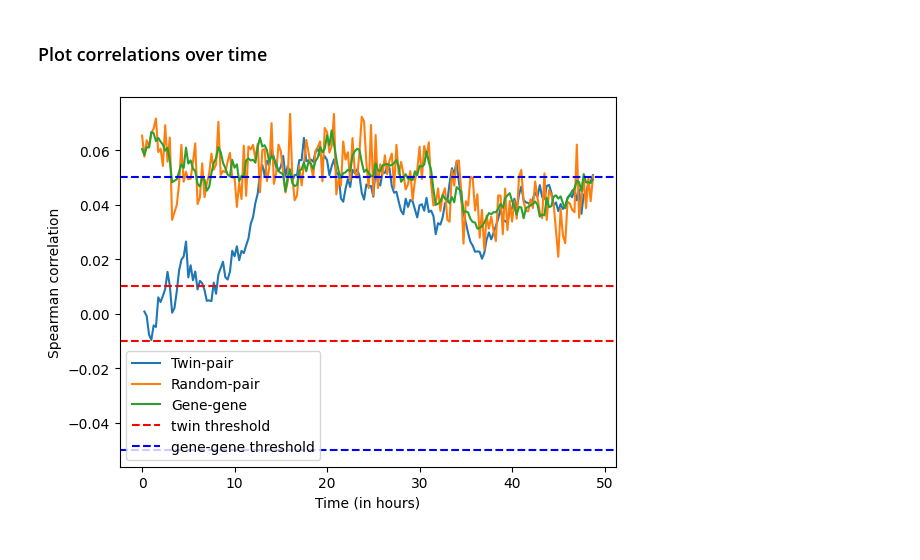
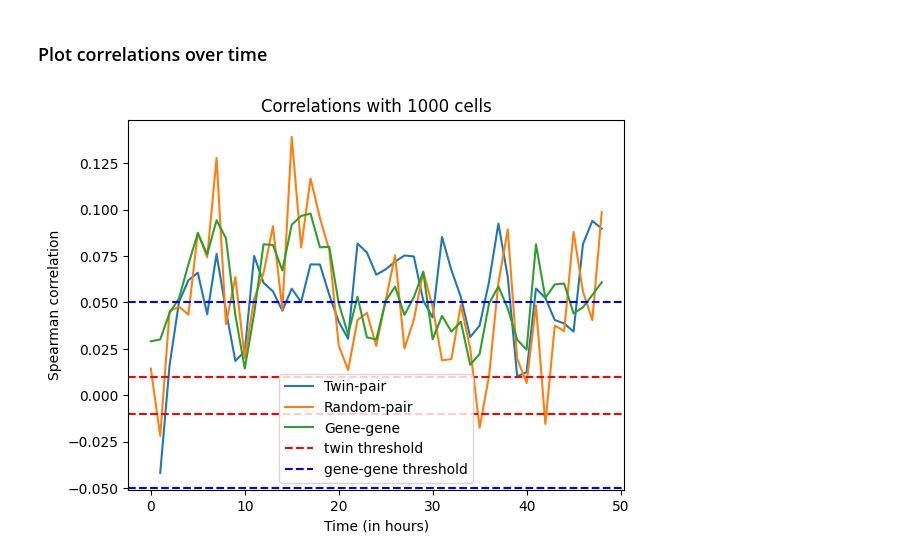
Before and after one commit to Keerthana910234/grnInference, a Jupyter notebook: analysis_code/correlation_calculation/correlation_calculation.ipynb, the cells around one changed output. Cells and saved outputs as stored; diff of their text form; code cells hidden in the pictures.

Commit message:
added some documentation, changed data org

```diff
--- a/analysis_code/correlation_calculation/correlation_calculation.ipynb
+++ b/analysis_code/correlation_calculation/correlation_calculation.ipynb
@@ -384,7 +384,7 @@ def get_cross_correlations(df, time_points, genes):
 ### Modify the path to simulation, interaction matrix
 # %%
 ###MODIFY
-sim_path = "/home/mzo5929/Keerthana/grnInference/simulation_data/median_parameter_simulations/simulations/df_row_10_11_12_14072025_233548_ncells_10000_A_to_B_to_C_73acd23c.csv"
+sim_path = "/home/mzo5929/Keerthana/grnInference/simulation_data/median_parameter_simulations/simulations/df_row_0_1_14072025_175926_ncells_10000_A_to_B_9c7f0cd0.csv"
 path_to_matrix = "/home/mzo5929/Keerthana/grnInference/simulation_data/median_parameter_simulations/simulation_details/interaction_matrix_positive.txt"
 df = pd.read_csv(sim_path)
 # %%
@@ -448,0 +423,23 @@ plt.show()
+# %%
+mean_val = [[] for _ in range(n_genes)]  # Create a list of lists for each gene
+gene_means = [[] for _ in range(n_genes)]  # Create a list of lists for steady state means
+
+t_list = df['time_step'].unique()
+for t in tqdm(t_list):
+    steady_state_fixed, steady_state_with_sim_data = steady_state_calc(gene_params, interaction_matrix, gene_list, sim_data=df[df['time_step'] == t])
+
+    for i in range(n_genes):
+        gene_means[i].append(steady_state_with_sim_data[i])  # Append the steady state for each gene
+        single_time_point_data = df[df['time_step'] == t]
+        mean_val[i].append(single_time_point_data[f'gene_{i + 1}_protein'].mean())  # Use dynamic gene indexing
+
+# Plotting each gene's mean steady state
+for i in range(n_genes):
+    if i == 1:
+        plt.plot(t_list, mean_val[i], label=f"Mean Protein Gene {i + 1}")
+        plt.plot(t_list, gene_means[i], linestyle="--", color="red", label=f"Theoretical Mean Protein {i + 1}")
+
+plt.xlabel("Time (in h)")
+plt.ylabel("Amount of protein")
+plt.legend()
+plt.show()
@@ -449,3 +448,11 @@ plt.show()
+# %%
+list_1000_cells = np.random.choice(range(10000), size=1000, replace=False)
+df_1000_cells = df[df['clone_id'].isin(list_1000_cells)]
+list_2000_cells = np.random.choice(range(10000), size=2000, replace=False)
+df_2000_cells = df[df['clone_id'].isin(list_2000_cells)]
+list_5000_cells = np.random.choice(range(10000), size=5000, replace=False)
+df_5000_cells = df[df['clone_id'].isin(list_5000_cells)]
+df_10000_cells = df
 # %%
 import numpy as np
 import pandas as pd
@@ -453,12 +460,12 @@ import matplotlib.pyplot as plt
 from scipy.stats import spearmanr
 
 # ----- Parameters -----
-time = 5 # Time step to analyze
+time = 10 # Time step to analyze
 n_genes = 2
 gene_list = [f"gene_{i}" for i in range(1, n_genes + 1)]
 columns_interest = [f"{gene}_mRNA" for gene in gene_list]
 
-
+df = df_1000_cells
 # Assume updated_df is already defined and contains 'replicate', 'timestep', and mRNA columns
 singleTime_df = df[df['time_step'] == time]
 
@@ -539,35 +672,37 @@ def dict_to_matrix(correlation_dict, gene_list):
         matrix.loc[g1, g2] = value
     return matrix
 
+df = df_1000_cells
 for time in time_points:
     # if time > 1500:
     #     continue
     # Assume updated_df is already defined and contains 'replicate', 'timestep', and mRNA columns
     singleTime_df = df[df['time_step'] == time]
     gene_gene_corr = spearmanr(singleTime_df['gene_1_mRNA'], singleTime_df['gene_2_mRNA']).correlation
     # Split into replicates
     rep_0_t1 = singleTime_df[singleTime_df['replicate'] == 1].reset_index(drop=True)
     rep_1_t1 = singleTime_df[singleTime_df['replicate'] == 2].reset_index(drop=True)
     rep_shuffled_t1 = rep_1_t1.sample(frac = 1).reset_index(drop=True)
 
 
     # Compute correlation matrix
     correlation_dict = calculate_correlation(rep_0_t1, rep_1_t1)
     corr_rand_dict = calculate_correlation(rep_0_t1, rep_shuffled_t1)
     corr_list.append(correlation_dict['gene_1-gene_2'])
     rand_corr_list.append(corr_rand_dict['gene_1-gene_2'])
     gene_corr.append(gene_gene_corr)
 
-plt.plot(time_points/4, corr_list, label = "Twin-pair")
-plt.plot(time_points/4, rand_corr_list, label = "Random-pair")
-plt.plot(time_points/4, gene_corr, label = "Gene-gene")
+plt.title("Correlations with 1000 cells")
+plt.plot(time_points, corr_list, label = "Twin-pair")
+plt.plot(time_points, rand_corr_list, label = "Random-pair")
+plt.plot(time_points, gene_corr, label = "Gene-gene")
 plt.xlabel('Time (in hours)')
 plt.ylabel('Spearman correlation')
 plt.axhline(0.01, linestyle = "--",  color = "red",label = "twin threshold")
 plt.axhline(-0.01, linestyle = "--",  color = "red",)
 plt.axhline(0.05, linestyle = "--", color = "blue", label = "gene-gene threshold")
 plt.axhline(-0.05, linestyle = "--", color = "blue",)
 plt.legend()
 plt.show()
 # %% [output]
-[figure, old version]
+[figure, new version]
```
Also changed, not shown: parts of 15 cells of this notebook, 10 other files.
